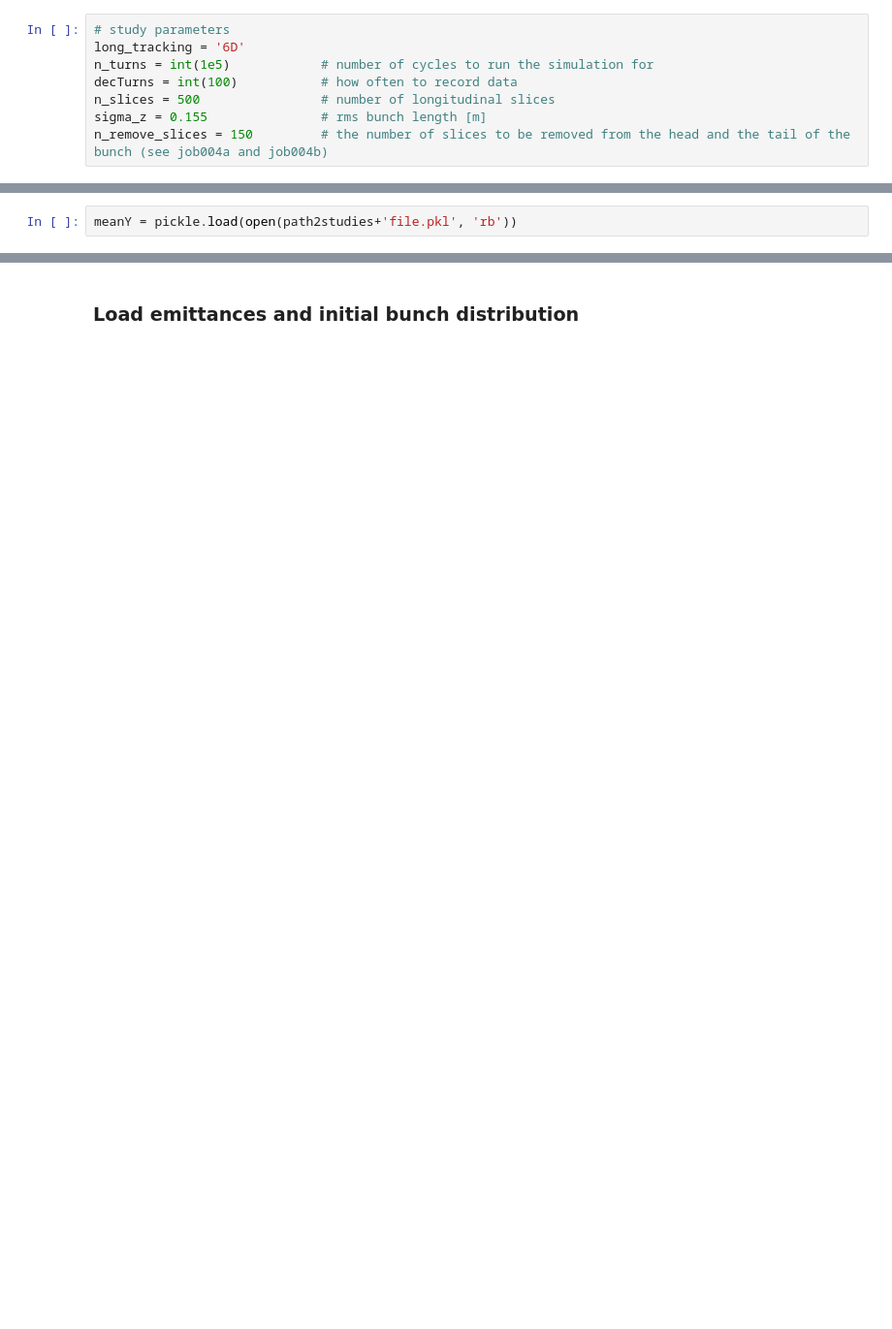
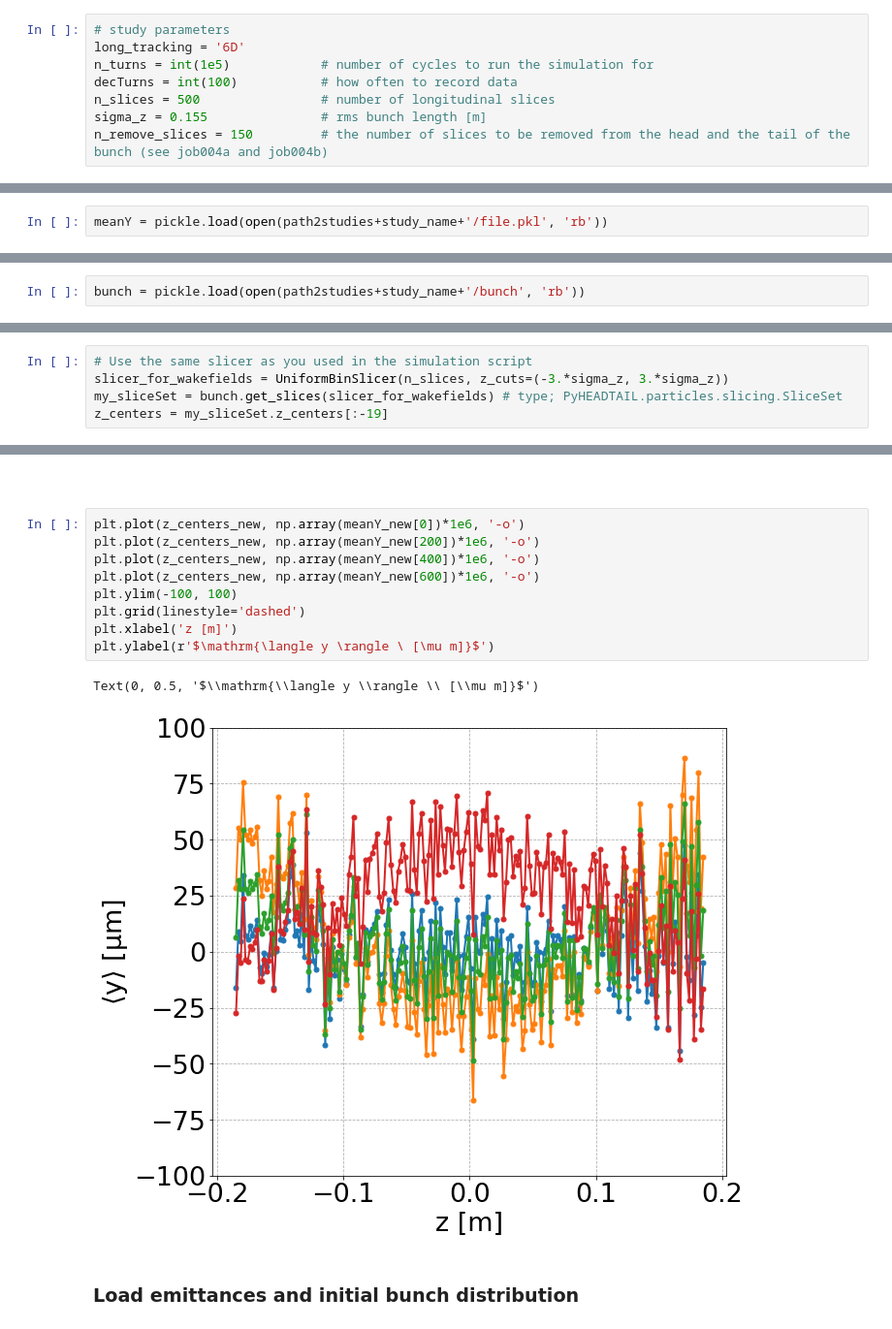
Before and after one commit to natriant/cc_rf_noise_pyheadtail, a Jupyter notebook: post_process_analysis/job004f_LongitudinalSlices_centroid_vs_zInit-functions_wakesVSNoWakes.ipynb, the cells around one changed output, grey strips where cells are left out. Shown: that part at 97% size. Cells and saved outputs as stored; diff of their text form; blank space fills up the shorter version.

```diff
--- a/post_process_analysis/job004f_LongitudinalSlices_centroid_vs_zInit-functions_wakesVSNoWakes.ipynb
+++ b/post_process_analysis/job004f_LongitudinalSlices_centroid_vs_zInit-functions_wakesVSNoWakes.ipynb
@@ -80,2 +56,2 @@ n_remove_slices = 150         # the number of slices to be removed from the head
 # %%
-meanY = pickle.load(open(path2studies+'file.pkl', 'rb'))
+meanY = pickle.load(open(path2studies+study_name+'/file.pkl', 'rb'))
@@ -83,0 +60,2 @@ FileNotFoundError: [Errno 2] No such file or directory: '/afs/cern.ch/work/n/nat
+# %%
+bunch = pickle.load(open(path2studies+study_name+'/bunch', 'rb'))
@@ -83,0 +64,5 @@ FileNotFoundError: [Errno 2] No such file or directory: '/afs/cern.ch/work/n/nat
+# %%
+# Use the same slicer as you used in the simulation script
+slicer_for_wakefields = UniformBinSlicer(n_slices, z_cuts=(-3.*sigma_z, 3.*sigma_z))
+my_sliceSet = bunch.get_slices(slicer_for_wakefields) # type; PyHEADTAIL.particles.slicing.SliceSet
+z_centers = my_sliceSet.z_centers[:-19]
@@ -84,2 +133,16 @@ FileNotFoundError: [Errno 2] No such file or directory: '/afs/cern.ch/work/n/nat
+# %% [markdown]
+#
+# %%
+plt.plot(z_centers_new, np.array(meanY_new[0])*1e6, '-o')
+plt.plot(z_centers_new, np.array(meanY_new[200])*1e6, '-o')
+plt.plot(z_centers_new, np.array(meanY_new[400])*1e6, '-o')
+plt.plot(z_centers_new, np.array(meanY_new[600])*1e6, '-o')
+plt.ylim(-100, 100)
+plt.grid(linestyle='dashed')
+plt.xlabel('z [m]')
+plt.ylabel(r'$\mathrm{\langle y \rangle \ [\mu m]}$')
+# %% [output]
+Text(0, 0.5, '$\\mathrm{\\langle y \\rangle \\ [\\mu m]}$')
+[figure, added]
 # %% [markdown]
 ### Load emittances and initial bunch distribution
```
Also changed, not shown: parts of 21 cells of this notebook, 2 other files.
